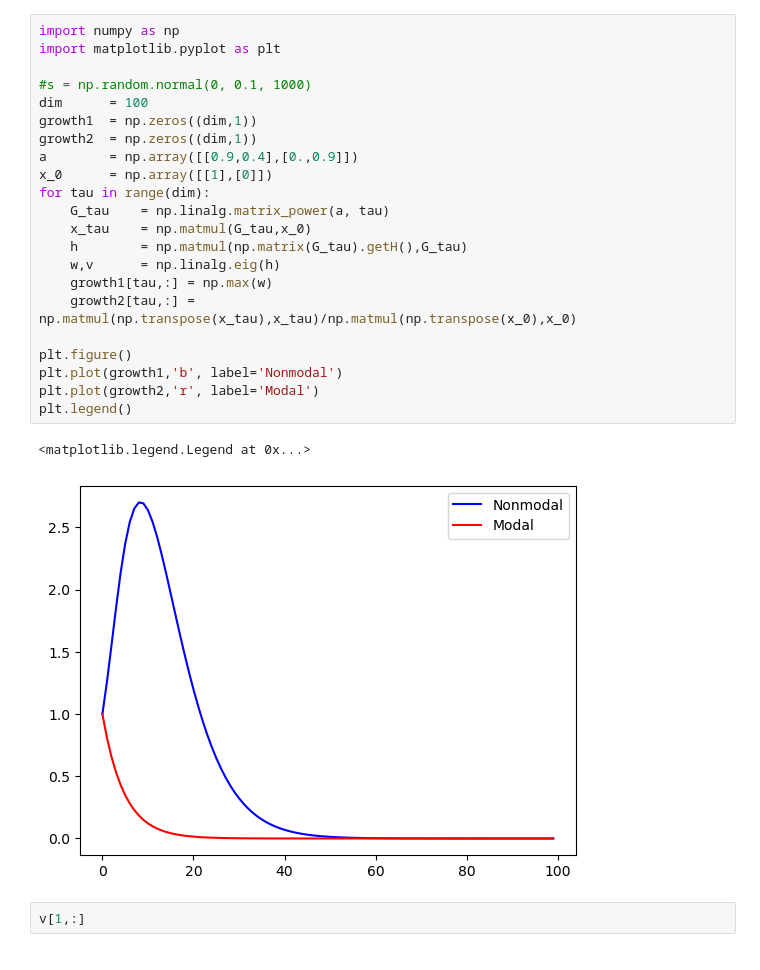
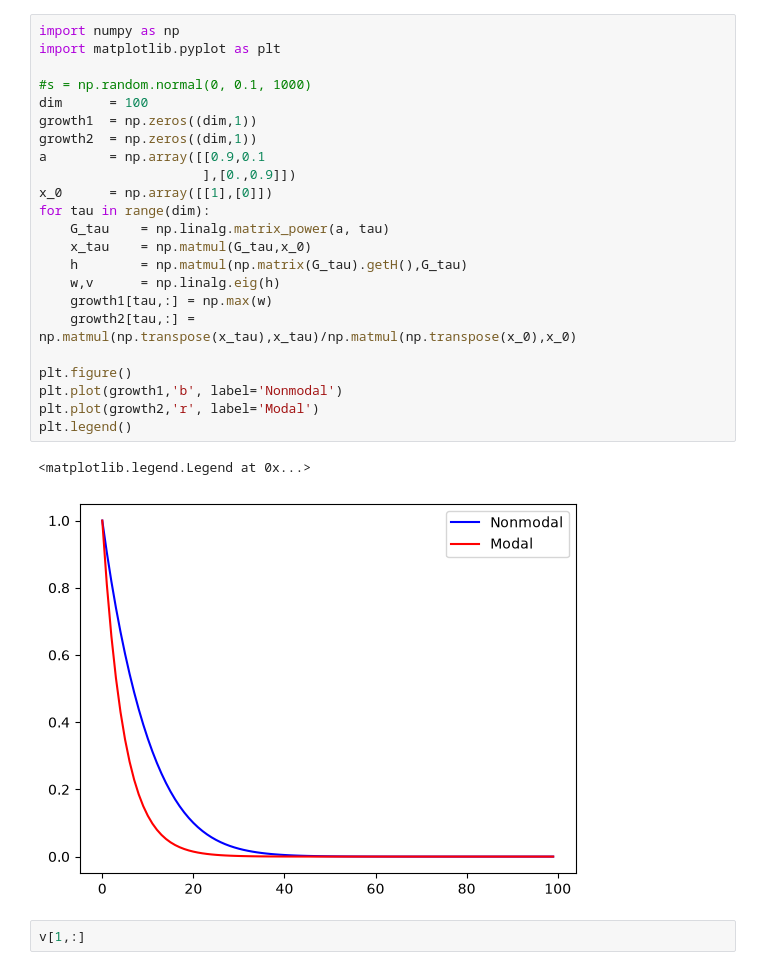
Before and after one commit to kuiper2000/chaos_and_predictability, a Jupyter notebook: _sources/week8/modal_vs_nonmodal.ipynb, the cells around one changed output. Saved outputs shown, nothing was run; the diff lists cells and outputs as text.

```diff
--- a/_sources/week8/modal_vs_nonmodal.ipynb
+++ b/_sources/week8/modal_vs_nonmodal.ipynb
@@ -1,28 +1,29 @@
 # %%
 import numpy as np
 import matplotlib.pyplot as plt
 
 #s = np.random.normal(0, 0.1, 1000)
 dim      = 100
 growth1  = np.zeros((dim,1))
 growth2  = np.zeros((dim,1))
-a        = np.array([[0.9,0.4],[0.,0.9]])
+a        = np.array([[0.9,0.1
+                     ],[0.,0.9]])
 x_0      = np.array([[1],[0]])
 for tau in range(dim):
     G_tau    = np.linalg.matrix_power(a, tau)
     x_tau    = np.matmul(G_tau,x_0)
     h        = np.matmul(np.matrix(G_tau).getH(),G_tau)
     w,v      = np.linalg.eig(h)
     growth1[tau,:] = np.max(w)
     growth2[tau,:] = np.matmul(np.transpose(x_tau),x_tau)/np.matmul(np.transpose(x_0),x_0)
 
 plt.figure()
 plt.plot(growth1,'b', label='Nonmodal')
 plt.plot(growth2,'r', label='Modal')
 plt.legend()
 # %% [output]
 <matplotlib.legend.Legend at 0x...>
-[figure, old version]
+[figure, new version]
 # %%
 v[1,:]
 # %% [output]
```
Also changed, not shown: 13 other files.
